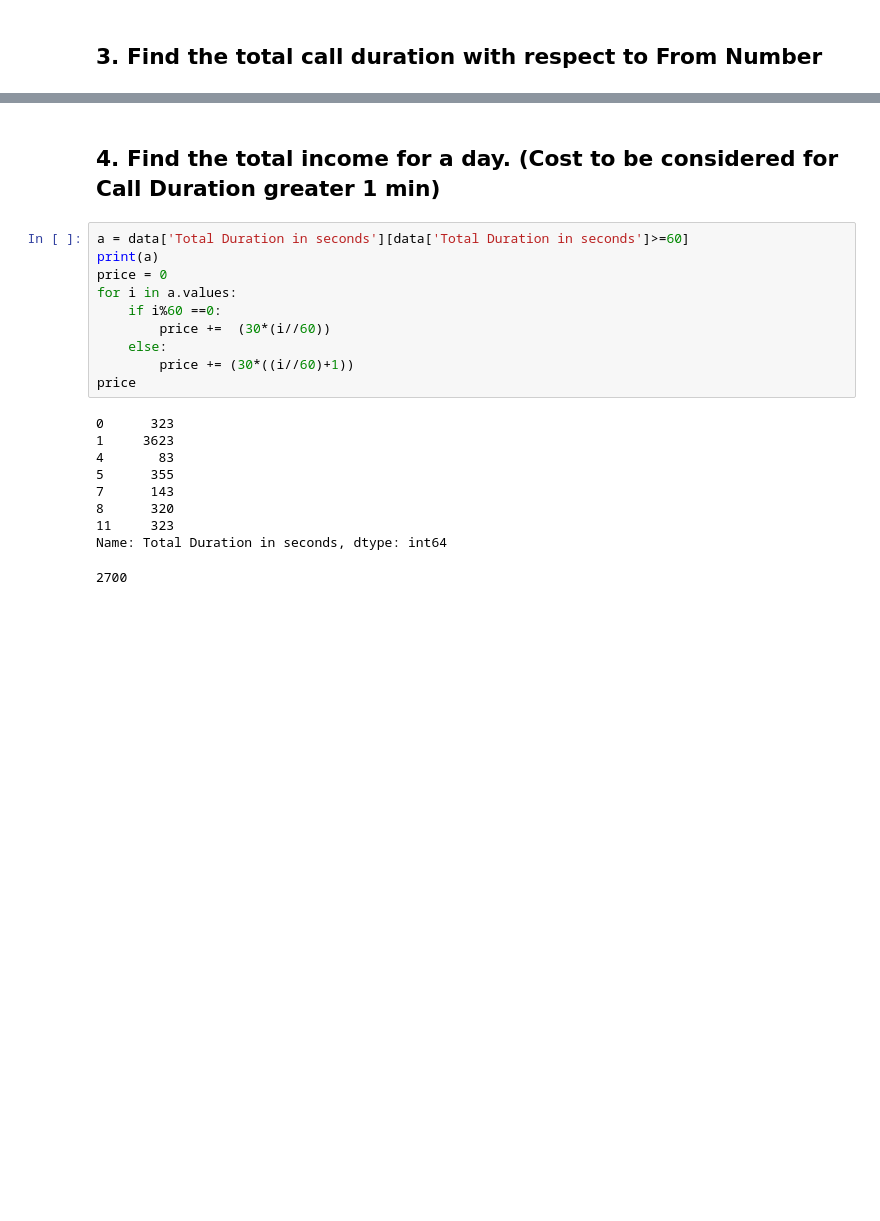
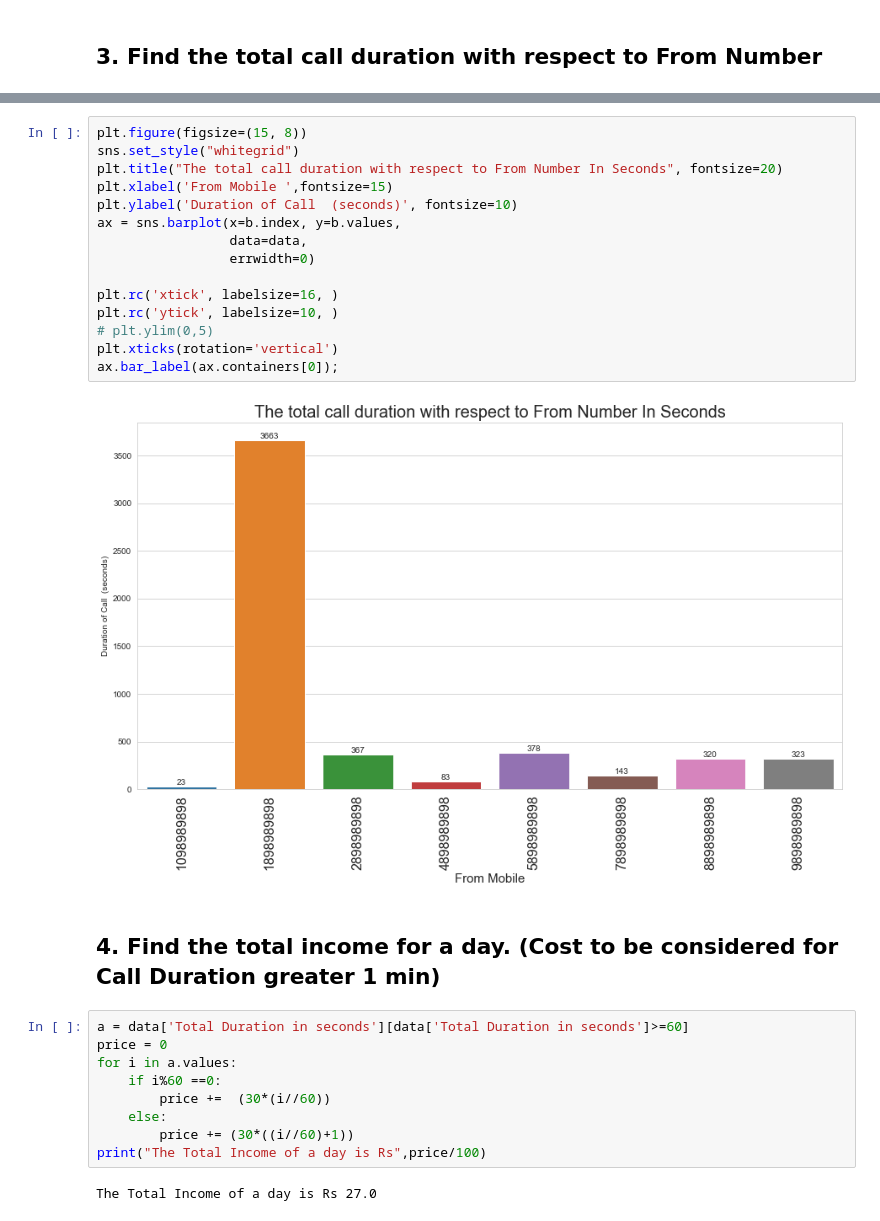
Before and after one commit to cyboravidell/Telecalling-Data-Analysis, a Jupyter notebook: Telecalling Analysis.ipynb, the cells around one changed output, grey strips where cells are left out. Cells and saved outputs as stored; diff of their text form; blank space fills up the shorter version.

```diff
--- a/Telecalling Analysis.ipynb
+++ b/Telecalling Analysis.ipynb
@@ -106,22 +114,30 @@ b.values.sum()
+# %%
+plt.figure(figsize=(15, 8))
+sns.set_style("whitegrid")
+plt.title("The total call duration with respect to From Number In Seconds", fontsize=20)
+plt.xlabel('From Mobile ',fontsize=15)
+plt.ylabel('Duration of Call  (seconds)', fontsize=10)
+ax = sns.barplot(x=b.index, y=b.values,
+                 data=data,
+                 errwidth=0)
+
+plt.rc('xtick', labelsize=16, )
+plt.rc('ytick', labelsize=10, )
+# plt.ylim(0,5)
+plt.xticks(rotation='vertical')
+ax.bar_label(ax.containers[0]);
+# %% [output]
+[figure, added]
 # %% [markdown]
 ## 4. Find the total income for a day. (Cost to be considered for Call Duration greater 1 min)
 # %%
 a = data['Total Duration in seconds'][data['Total Duration in seconds']>=60]
-print(a)
 price = 0
 for i in a.values:
     if i%60 ==0:
         price +=  (30*(i//60))
     else:
         price += (30*((i//60)+1))
-price
+print("The Total Income of a day is Rs",price/100)
 # %% [output]
-0      323
-1     3623
-4       83
-5      355
-7      143
-8      320
-11     323
-Name: Total Duration in seconds, dtype: int64
+The Total Income of a day is Rs 27.0
-2700
```
Also changed, not shown: parts of 6 cells of this notebook.
